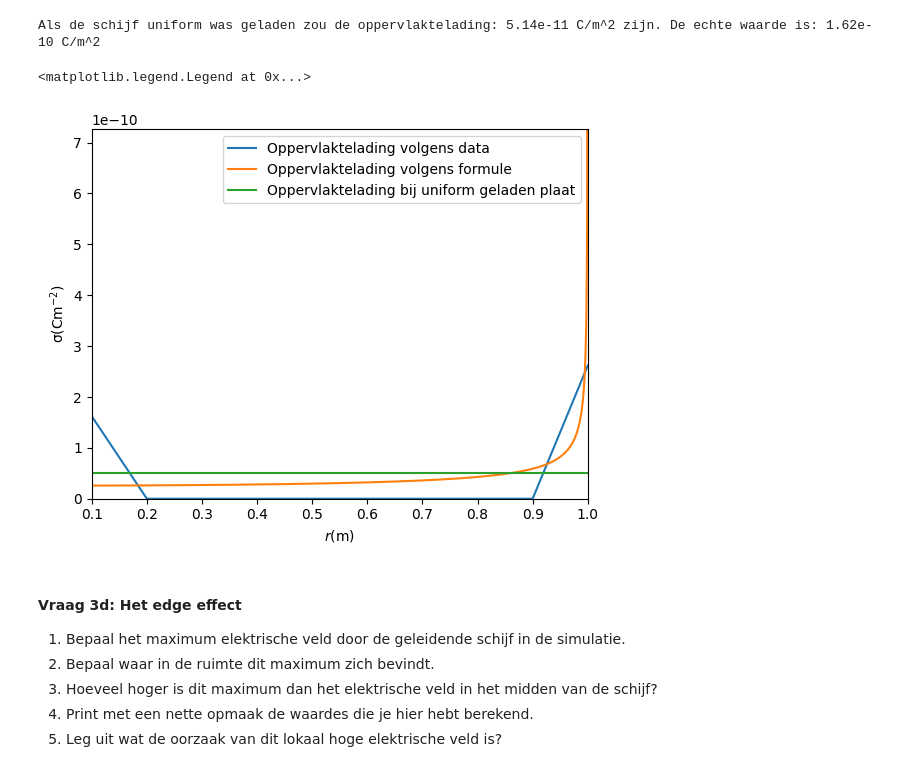
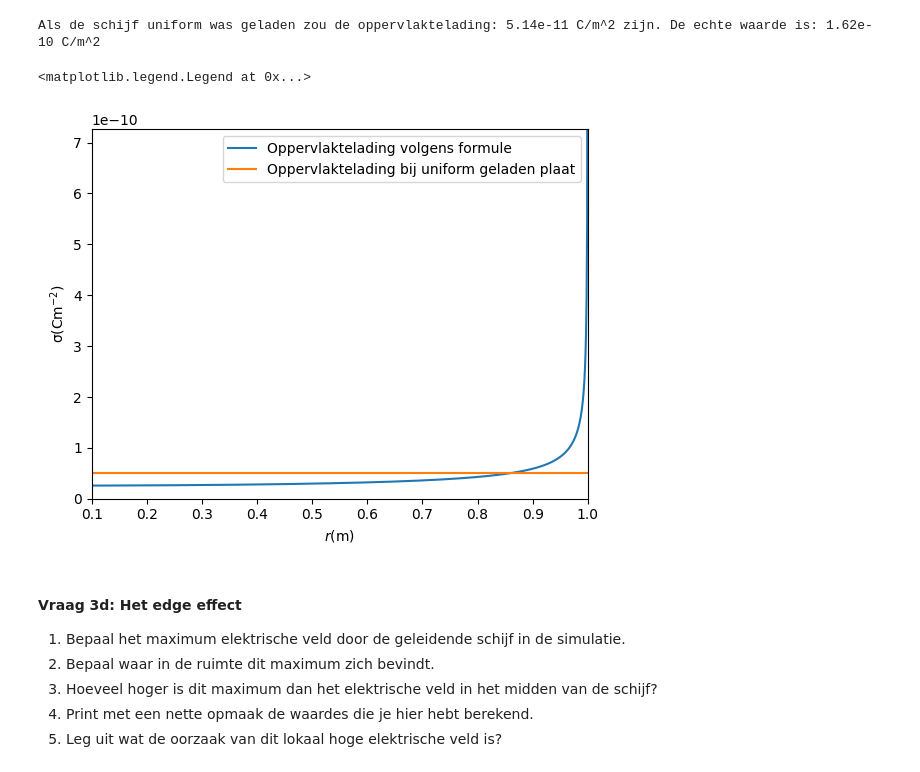
Before and after one commit to T-L-cc/opdrachten-DEF-D, a Jupyter notebook: DigitaleOntwerpopdrachten/1CondensatorOpdracht/CondensatorOntwerpopdracht.ipynb, the cells around one changed output. Drawn from its saved outputs; the diff is of its cells as text; code cells hidden in the pictures.

```diff
--- a/DigitaleOntwerpopdrachten/1CondensatorOpdracht/CondensatorOntwerpopdracht.ipynb
+++ b/DigitaleOntwerpopdrachten/1CondensatorOpdracht/CondensatorOntwerpopdracht.ipynb
@@ -455,22 +455,22 @@ Als de schijf uniform was geladen zou de oppervlaktelading: 5.14e-11 C/m^2 zijn.
 # %%
 r_plot = np.linspace(0, disk_radius * 0.9999, 1000) #ontwijkt delen door nul
 def sigma_formule(r, R, Q_tot):
     return Q_tot/(2*np.pi*R*np.sqrt(R**2 - r**2))
 
 sigma_uniform_plot = np.ones(len(r_op_schijf))*sigma_uniform
 sigma_formule_plot = sigma_formule(r_plot, disk_radius, Q_tot)
 plt.figure()
-plt.plot(r_op_schijf, sigma_langs_r, label='Oppervlaktelading volgens data')
+#plt.plot(r_op_schijf, sigma_langs_r, label='Oppervlaktelading volgens data') #laten zien als TA vraagt waarom we niet van een uniforme ladingsverdeling zijn uitgegaan
 plt.plot(r_plot, sigma_formule_plot, label='Oppervlaktelading volgens formule')
 plt.plot(r_op_schijf, sigma_uniform_plot, label='Oppervlaktelading bij uniform geladen plaat')
 plt.xlabel('$r$(m)')
 plt.ylabel('σ(Cm$^{-2}$)')
 plt.xlim(0.1, disk_radius)
 plt.ylim(0, np.max(sigma_formule_plot) * 0.4)
 plt.legend()
 # %% [output]
 <matplotlib.legend.Legend at 0x...>
-[figure, old version]
+[figure, new version]
 # %% [markdown]
 #### Vraag 3d: Het edge effect
 
```
Also changed, not shown: parts of 1 cell of this notebook.
